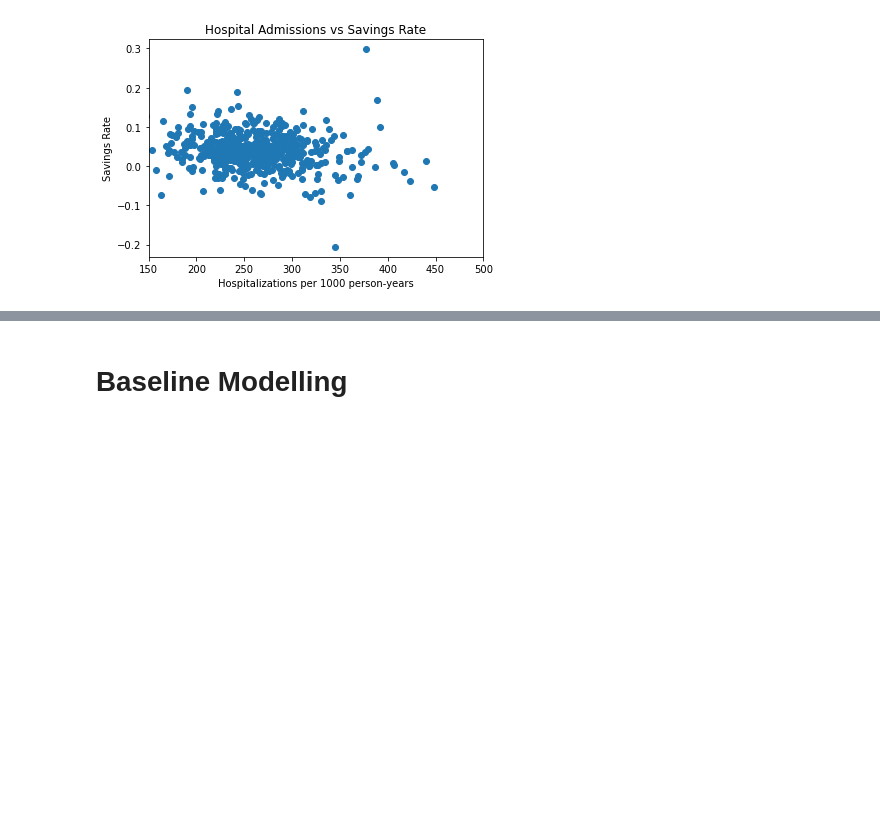
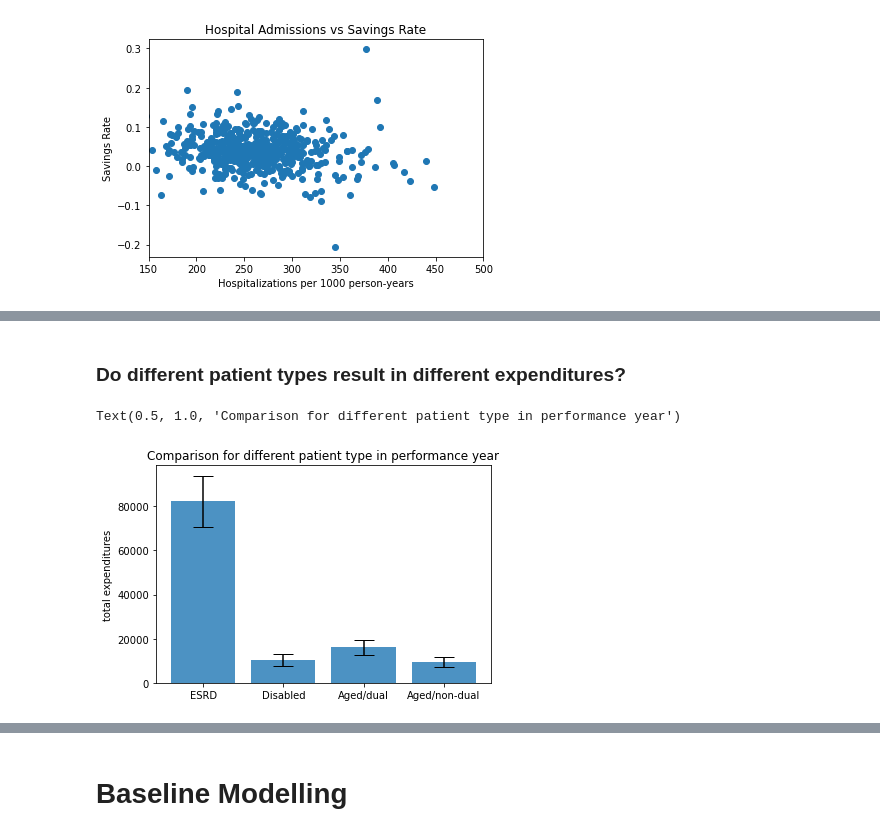
Before and after one commit to eshantewari/cs109-final-project, a Jupyter notebook: EDA.ipynb, the cells around one changed output, grey strips where cells are left out. Saved outputs shown, nothing was run; the diff lists cells and outputs as text; code cells hidden in the pictures; blank space fills up the shorter version.

```diff
--- a/EDA.ipynb
+++ b/EDA.ipynb
@@ -276,0 +305,10 @@ Text(0.5, 1.0, 'Hospital Admissions vs Savings Rate')
+# %% [markdown]
+### Do different patient types result in different expenditures?
+# %%
+x_type = data[['Per_Capita_Exp_ALL_ESRD_PY', 'Per_Capita_Exp_ALL_DIS_PY', 'Per_Capita_Exp_ALL_AGDU_PY', 'Per_Capita_Exp_ALL_AGND_PY']]
+plt.bar(['ESRD', 'Disabled', 'Aged/dual', 'Aged/non-dual'], x_type.mean(), yerr=x_type.std(), align='center', alpha=0.8, ecolor='black', capsize=10)
+plt.ylabel('total expenditures')
+plt.title('Comparison for different patient type in performance year')
+# %% [output]
+Text(0.5, 1.0, 'Comparison for different patient type in performance year')
+[figure, added]
```
Also changed, not shown: parts of 22 cells of this notebook, 2 other files.
